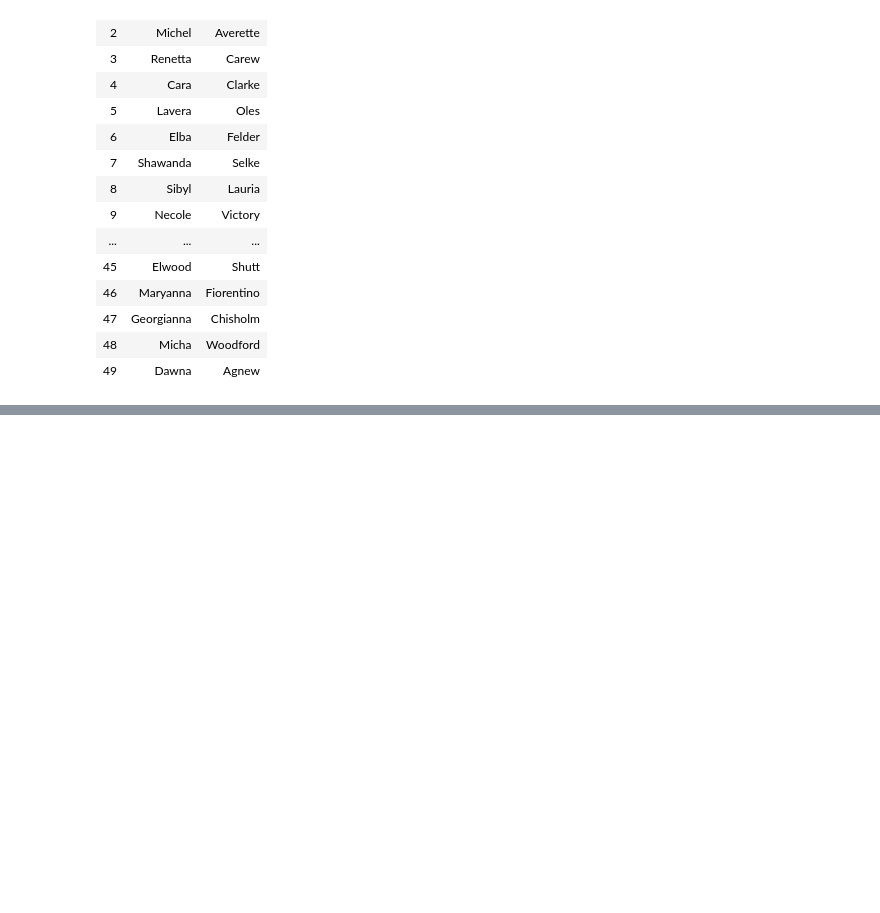
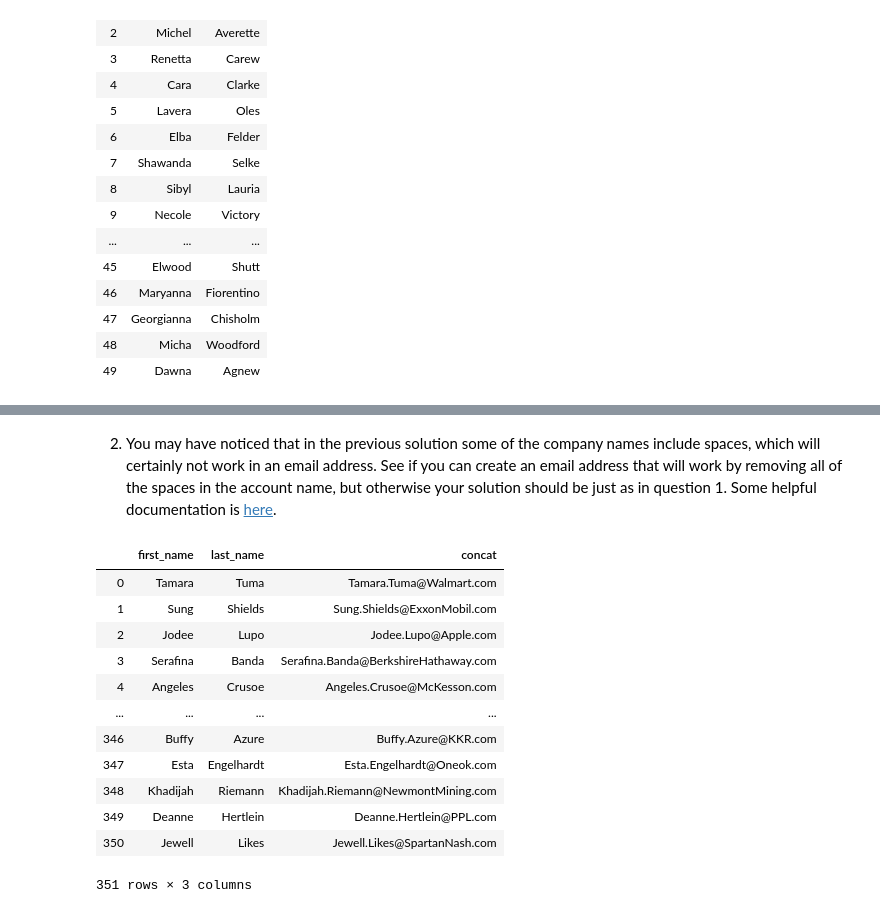
Before and after one commit to oliveirampo/sql_basics, a Jupyter notebook: sql_commands_cleaning_data.ipynb, the cells around one changed output, grey strips where cells are left out. Saved outputs shown, nothing was run; the diff lists cells and outputs as text; code cells hidden in the pictures; blank space fills up the shorter version.

```diff
--- a/sql_commands_cleaning_data.ipynb
+++ b/sql_commands_cleaning_data.ipynb
@@ -172,0 +204,31 @@ table
+# %% [markdown]
+2. You may have noticed that in the previous solution some of the company names include spaces,
+which will certainly not work in an email address.
+See if you can create an email address that will work by removing all of the spaces
+in the account name, but otherwise your solution should be just as in question 1.
+Some helpful documentation is [here](https://www.postgresql.org/docs/8.1/functions-string.html).
+# %%
+q = """
+WITH t1 AS (
+ SELECT LEFT(primary_poc, STRPOS(primary_poc, ' ') -1 ) first_name,  RIGHT(primary_poc, LENGTH(primary_poc) - STRPOS(primary_poc, ' ')) last_name, name
+ FROM accounts)
+SELECT first_name, last_name, CONCAT(first_name, '.', last_name, '@', REPLACE(name, ' ', ''), '.com')
+FROM  t1;
+"""
+
+table = database.to_data_frame(q)
+table
+# %% [output]
+|  | first_name | last_name | concat |
+| 0 | Tamara | Tuma | Tamara.Tuma@Walmart.com |
+| 1 | Sung | Shields | Sung.Shields@ExxonMobil.com |
+| 2 | Jodee | Lupo | Jodee.Lupo@Apple.com |
+| 3 | Serafina | Banda | Serafina.Banda@BerkshireHathaway.com |
+| 4 | Angeles | Crusoe | Angeles.Crusoe@McKesson.com |
+| ... | ... | ... | ... |
+| 346 | Buffy | Azure | Buffy.Azure@KKR.com |
+| 347 | Esta | Engelhardt | Esta.Engelhardt@Oneok.com |
+| 348 | Khadijah | Riemann | Khadijah.Riemann@NewmontMining.com |
+| 349 | Deanne | Hertlein | Deanne.Hertlein@PPL.com |
+| 350 | Jewell | Likes | Jewell.Likes@SpartanNash.com |
+351 rows × 3 columns
```
Also changed, not shown: parts of 21 cells of this notebook.
